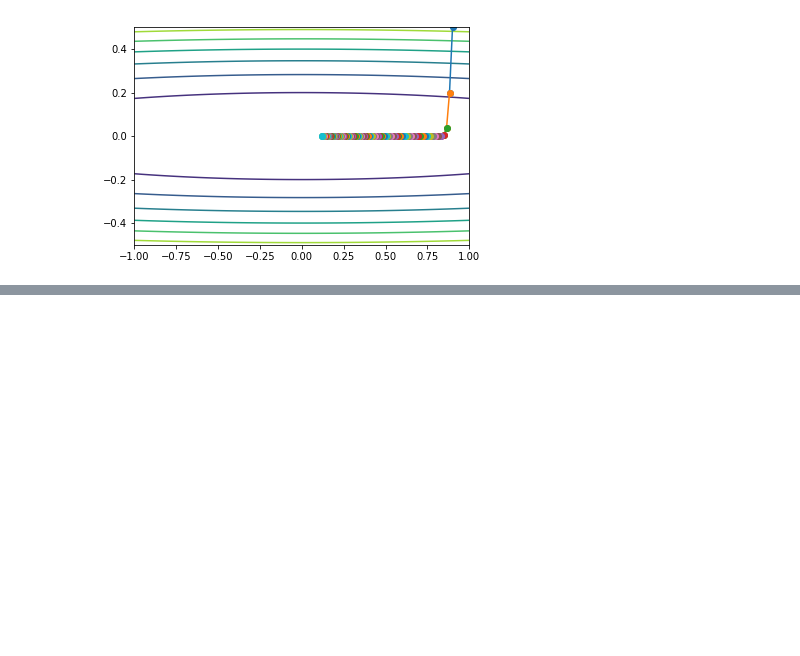
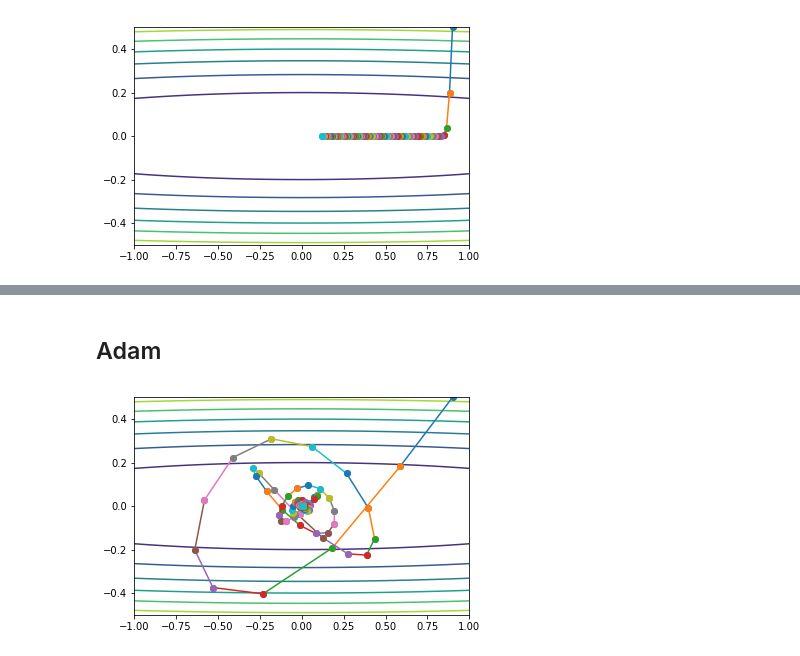
Before and after one commit to LydiaY5559/Practice, a Jupyter notebook: DeepLearning/optimization.ipynb, the cells around one changed output, grey strips where cells are left out. Drawn from its saved outputs; the diff is of its cells as text; code cells hidden in the pictures; blank space fills up the shorter version.

```diff
--- a/DeepLearning/optimization.ipynb
+++ b/DeepLearning/optimization.ipynb
@@ -130,0 +144,24 @@ plot_contour(X1, X2, Y, Adadelta(init_x))
+# %% [markdown]
+## Adam
+# %%
+def Adam(init_x, epochs=100, lr=0.1, beta1=0.9, beta2=0.999, epsilon=1e-8):
+    x = init_x.copy()
+    steps = [x.copy()]
+    v = np.zeros(x.shape)
+    m = np.zeros(x.shape)
+    beta1T = 1.0
+    beta2T = 1.0
+    for i in range(epochs):
+        g = func_g(x)
+        m = beta1 * m + (1 - beta1) * g
+        v = beta2 * v + (1 - beta2) * g * g
+        beta1T *= beta1
+        beta2T *= beta2
+        m_hat = m / beta1T
+        v_hat = v / beta2T
+        x -= lr * m / np.sqrt(v + epsilon)
+        steps.append(x.copy())
+    return steps
+plot_contour(X1, X2, Y, Adam(init_x))
+# %% [output]
+[figure, added]
```
Also changed, not shown: parts of 4 cells of this notebook.
